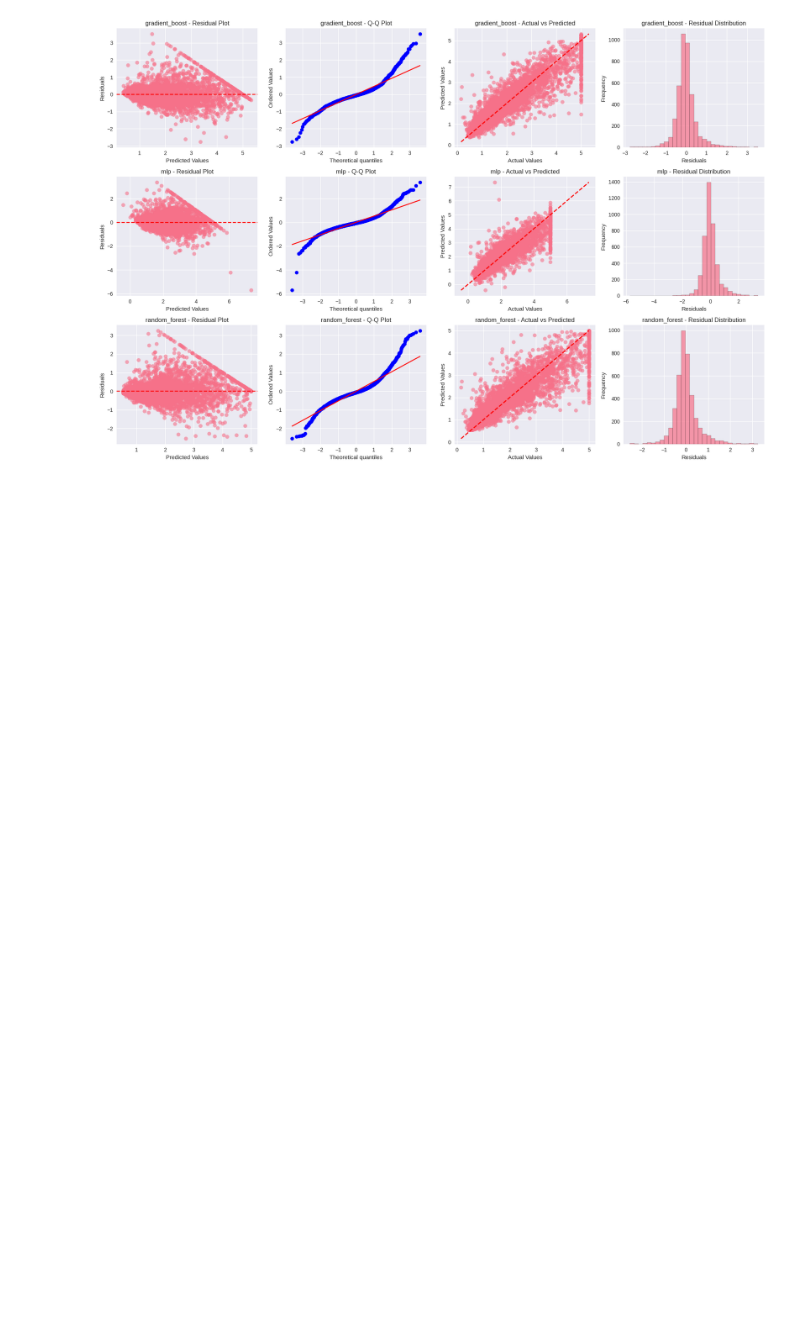
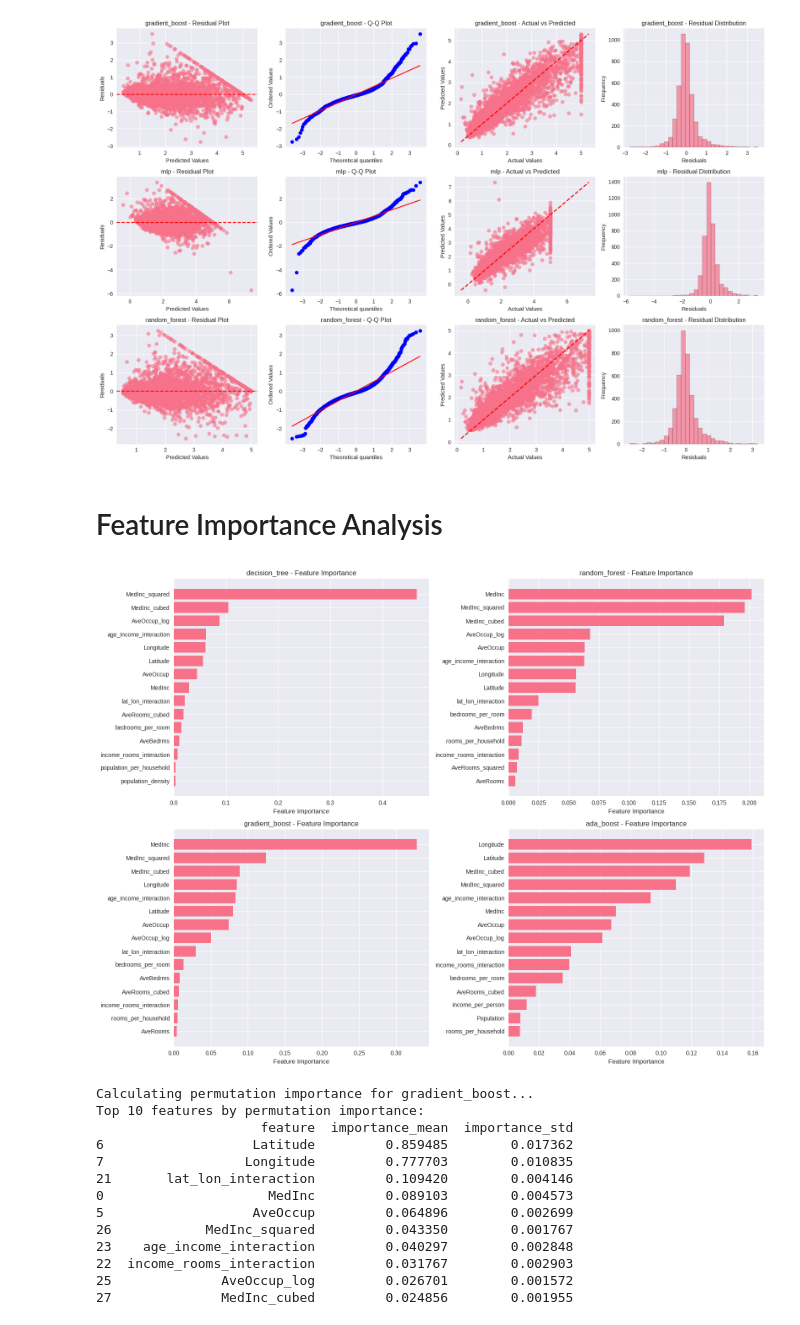
Before and after one commit to Nimo-07/Housing-Price-Prediction-System, a Jupyter notebook: code.ipynb, the cells around one changed output. Cells and saved outputs as stored; diff of their text form; code cells hidden in the pictures; blank space fills up the shorter version.

Commit message:
Feature Importance Analysis and Advanced Ensemble Methods

```diff
--- a/code.ipynb
+++ b/code.ipynb
@@ -444,3 +444,64 @@ random_forest Diagnostics:
 Jarque-Bera test (normality): stat=5262.6775, p-value=0.0000
 Durbin-Watson statistic (autocorrelation): 2.0140
 [figure]
+# %% [markdown]
+# Feature Importance Analysis
+# %%
+tree_models = ['decision_tree', 'random_forest', 'gradient_boost', 'ada_boost']
+feature_importance_results = {}
+
+fig, axes = plt.subplots(2, 2, figsize=(16, 12))
+axes = axes.ravel()
+
+for idx, model_name in enumerate(tree_models):
+    if model_name in best_models:
+        model = best_models[model_name]
+
+        if hasattr(model, 'feature_importances_'):
+            importances = model.feature_importances_
+            feature_importance_results[model_name] = dict(zip(X.columns, importances))
+
+            sorted_features = sorted(zip(X.columns, importances), key=lambda x: x[1], reverse=True)
+            top_features = sorted_features[:15]
+
+            features, importance_values = zip(*top_features)
+            axes[idx].barh(range(len(features)), importance_values)
+            axes[idx].set_yticks(range(len(features)))
+            axes[idx].set_yticklabels(features)
+            axes[idx].set_xlabel('Feature Importance')
+            axes[idx].set_title(f'{model_name} - Feature Importance')
+            axes[idx].invert_yaxis()
+
+plt.tight_layout()
+plt.show()
+
+best_model_name = eval_df_sorted.index[0]
+best_model = best_models[best_model_name]
+
+print(f"\nCalculating permutation importance for {best_model_name}...")
+perm_importance = permutation_importance(best_model, X_test_scaled['standard'], y_test,
+                                       n_repeats=10, random_state=42, n_jobs=-1)
+
+perm_importance_df = pd.DataFrame({
+    'feature': X.columns,
+    'importance_mean': perm_importance.importances_mean,
+    'importance_std': perm_importance.importances_std
+}).sort_values('importance_mean', ascending=False)
+
+print(f"Top 10 features by permutation importance:")
+print(perm_importance_df.head(10))
+# %% [output]
+[figure, added]
+Calculating permutation importance for gradient_boost...
+Top 10 features by permutation importance:
+                     feature  importance_mean  importance_std
+6                   Latitude         0.859485        0.017362
+7                  Longitude         0.777703        0.010835
+21       lat_lon_interaction         0.109420        0.004146
+0                     MedInc         0.089103        0.004573
+5                   AveOccup         0.064896        0.002699
+26            MedInc_squared         0.043350        0.001767
+23    age_income_interaction         0.040297        0.002848
+22  income_rooms_interaction         0.031767        0.002903
+25              AveOccup_log         0.026701        0.001572
+27              MedInc_cubed         0.024856        0.001955
```
Also changed, not shown: parts of 2 cells of this notebook.
